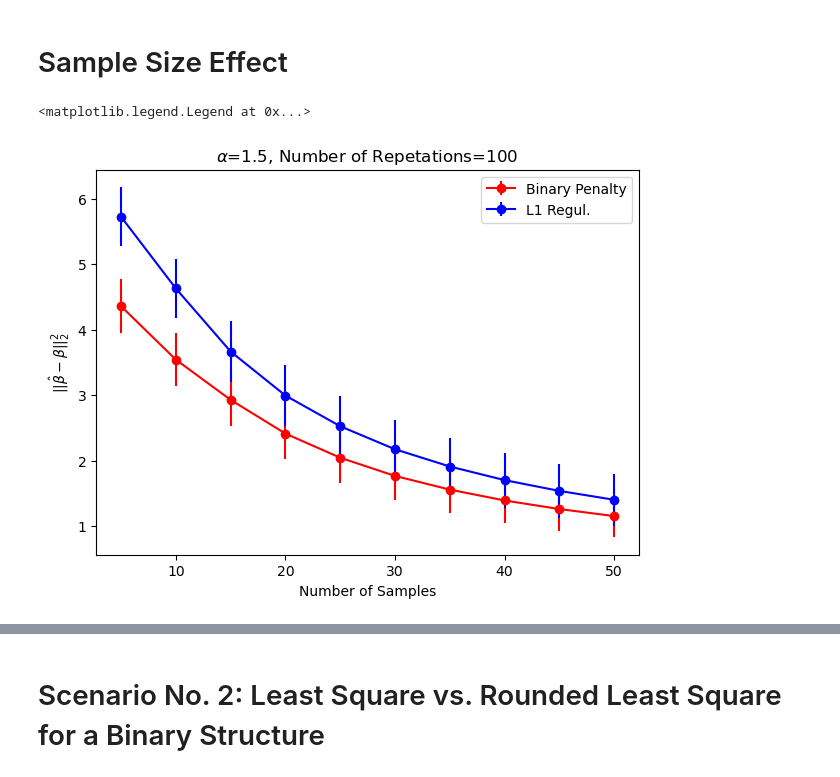
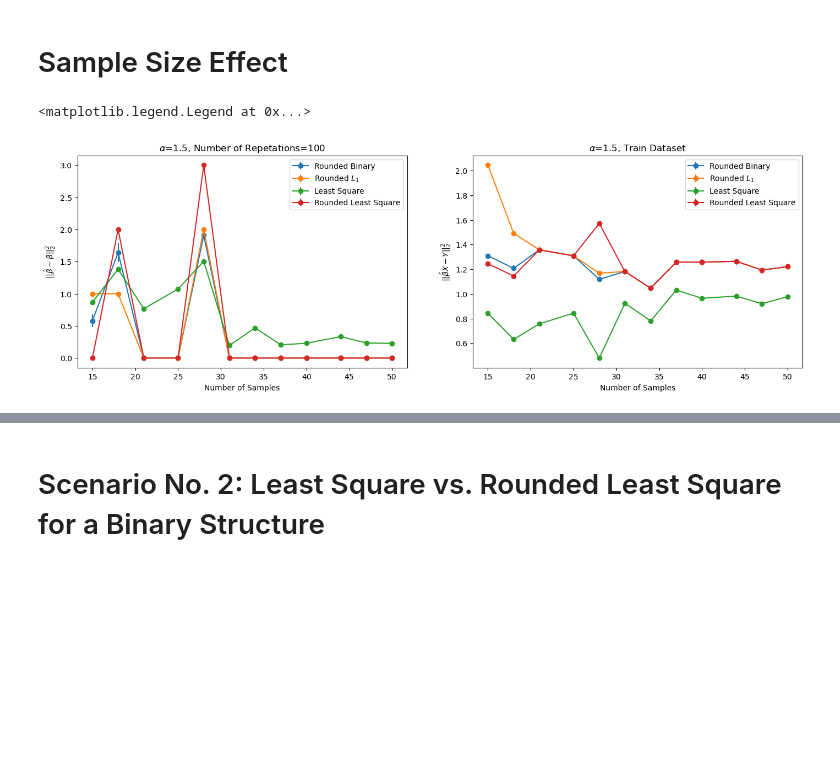
Before and after one commit to shahrzaddii/https---github.com-shahrzaddii-Sparsity, a Jupyter notebook: Binary Estimation Tutorial.ipynb, the cells around one changed output, grey strips where cells are left out. Saved outputs shown, nothing was run; the diff lists cells and outputs as text; code cells hidden in the pictures; blank space fills up the shorter version.

```diff
--- a/Binary Estimation Tutorial.ipynb
+++ b/Binary Estimation Tutorial.ipynb
@@ -148,11 +136,0 @@ for ts in training_size:
-# %%
-_, axs = plt.subplots(1, 1, figsize=(7, 5))
-axs.errorbar(np.round(np.array(training_size)*len(x)), binary_beta_hat_mean_error, yerr=np.array(binary_beta_hat_std_error)*1.96/(repetition**0.5), marker='o', color = 'red', label='Binary Penalty')
-axs.errorbar(np.round(np.array(training_size)*len(x)), l1_beta_hat_mean_error, yerr=np.array(l1_beta_hat_std_error)*1.96/(repetition**0.5), marker='o', color='blue', label='L1 Regul.')
-axs.set_xlabel('Number of Samples')
-axs.set_ylabel('$||\\hat{\\beta}-\\beta||_{2}^{2}$')
-axs.set_title(f'$\\alpha$={alpha}, Number of Repetations={repetition}')
-axs.legend()
-# %% [output]
-<matplotlib.legend.Legend at 0x...>
-[figure, removed]
@@ -172,3 +212,34 @@ def binary_round(v):
+# %%
+_, axs = plt.subplots(1, 2, figsize=(17, 5))
+axs[0].errorbar(sample_size, binary_beta_hat_mean_error, yerr=np.array(binary_beta_hat_std_error)*1.96/(repetition**0.5), marker='o', label='Rounded Binary')
+axs[0].errorbar(sample_size, l1_beta_hat_mean_error, yerr=np.array(l1_beta_hat_std_error)*1.96/(repetition**0.5), marker='o',  label='Rounded $L_1$')
+axs[0].errorbar(sample_size, ls_beta_hat_mean_error, yerr=np.array(ls_beta_hat_std_error)*1.96/(repetition**0.5), marker='o', label='Least Square')
+axs[0].errorbar(sample_size, rls_beta_hat_mean_error, yerr=np.array(rls_beta_hat_std_error)*1.96/(repetition**0.5), marker='o',  label='Rounded Least Square')
+axs[0].set_xlabel('Number of Samples')
+axs[0].set_ylabel('$||\\hat{\\beta}-\\beta||_{2}^{2}$')
+axs[0].set_title(f'$\\alpha$={alpha}, Number of Repetations={repetition}')
+axs[0].legend()
+
+axs[1].errorbar(sample_size, binary_mean_train_error_per_samplesize, yerr=np.array(binary_std_train_error_per_samplesize)*1.96/(repetition**0.5), marker='o', label='Rounded Binary')
+axs[1].errorbar(sample_size, l1_mean_train_error_per_samplesize, yerr=np.array(l1_std_train_error_per_samplesize)*1.96/(repetition**0.5), marker='o',  label='Rounded $L_1$')
+axs[1].errorbar(sample_size, ls_mean_train_error_per_samplesize, yerr=np.array(ls_std_train_error_per_samplesize)*1.96/(repetition**0.5), marker='o',  label='Least Square')
+axs[1].errorbar(sample_size, rls_mean_train_error_per_samplesize, yerr=np.array(rls_std_train_error_per_samplesize)*1.96/(repetition**0.5), marker='o', label='Rounded Least Square')
+axs[1].set_xlabel('Number of Samples')
+axs[1].set_ylabel('$||\\hat{\\beta}X-Y||_{2}^{2}$')
+axs[1].set_title(f'$\\alpha$={alpha}, Train Dataset')
+axs[1].legend()
+
+# axs[2].errorbar(sample_size, binary_mean_test_error_per_samplesize, yerr=np.array(binary_std_test_error_per_samplesize)*1.96/(repetition**0.5), marker='o', label='Rounded Binary')
+# axs[2].errorbar(sample_size, l1_mean_test_error_per_samplesize, yerr=np.array(l1_std_test_error_per_samplesize)*1.96/(repetition**0.5), marker='o', label='Rounded $L_1$')
+# axs[2].errorbar(sample_size, ls_mean_test_error_per_samplesize, yerr=np.array(ls_std_test_error_per_samplesize)*1.96/(repetition**0.5), marker='o',  label='Least Square')
+# axs[2].errorbar(sample_size, rls_mean_test_error_per_samplesize, yerr=np.array(rls_std_test_error_per_samplesize)*1.96/(repetition**0.5), marker='o', label='Rounded Least Square')
+# axs[2].set_xlabel('Number of Samples')
+# axs[2].set_ylabel('$||\\hat{\\beta}X-Y||_{2}^{2}$')
+# axs[2].set_title(f'$\\alpha$={alpha}, Test Dataset')
+# axs[2].legend()
+# %% [output]
+<matplotlib.legend.Legend at 0x...>
+[figure, added]
 # %%
 alpha_range = [0.1, 1, 1.5, 2, 3, 4, 5, 6, 7, 8, 9, 10]
 l1_beta_hat_per_fold, l1_rounded_beta_hat_per_fold, l1_sse_valid_per_fold = [], [], []
```
Also changed, not shown: parts of 24 cells of this notebook.
